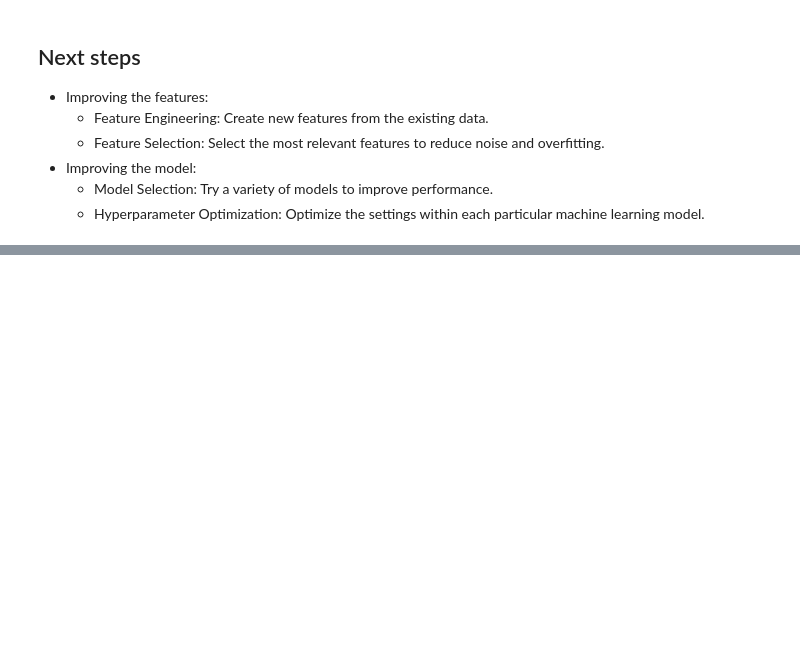
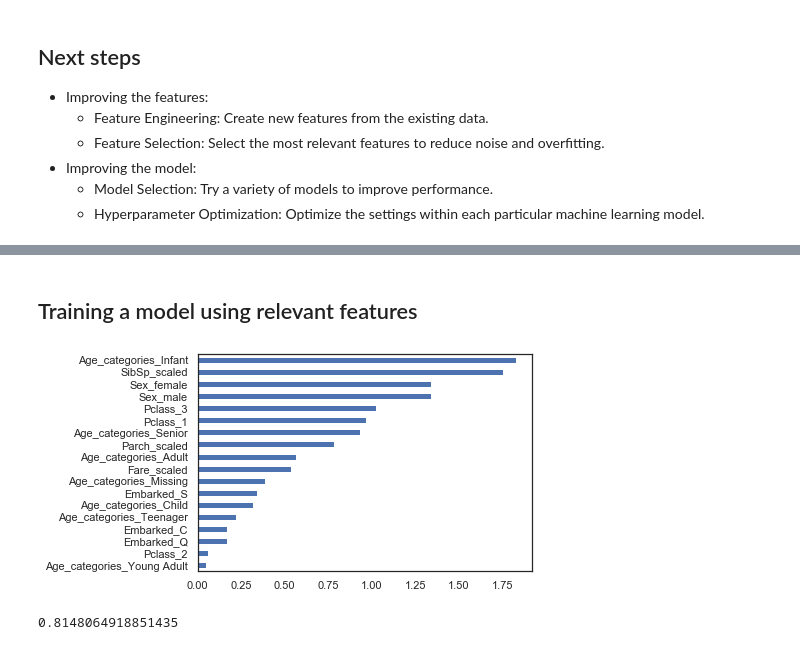
Before and after one commit to orspain/Dataquest, a Jupyter notebook: 7.3 Kaggle Fundamentals/Kaggle.ipynb, the cells around one changed output, grey strips where cells are left out. Cells and saved outputs as stored; diff of their text form; code cells hidden in the pictures; blank space fills up the shorter version.

```diff
--- a/7.3 Kaggle Fundamentals/Kaggle.ipynb
+++ b/7.3 Kaggle Fundamentals/Kaggle.ipynb
@@ -195,0 +307,23 @@ submission.to_csv("submission.csv",index=False)
+# %% [markdown]
+## Training a model using relevant features
+# %%
+ordered_feature_importance = feature_importance.abs().sort_values()
+ordered_feature_importance.plot.barh()
+plt.show()
+# %% [output]
+[figure, added]
+# %%
+from sklearn.model_selection import cross_val_score
+
+columns = ['Age_categories_Infant', 'SibSp_scaled', 'Sex_female', 'Sex_male',
+       'Pclass_1', 'Pclass_3', 'Age_categories_Senior', 'Parch_scaled']
+
+all_X = train[columns]
+all_y = train['Survived']
+
+lr = LogisticRegression()
+scores = cross_val_score(lr, all_X, all_y, cv=10)
+accuracy = scores.mean()
+print(accuracy)
+# %% [output]
+0.8148064918851435
```
Also changed, not shown: parts of 41 cells of this notebook, 8 other files.
